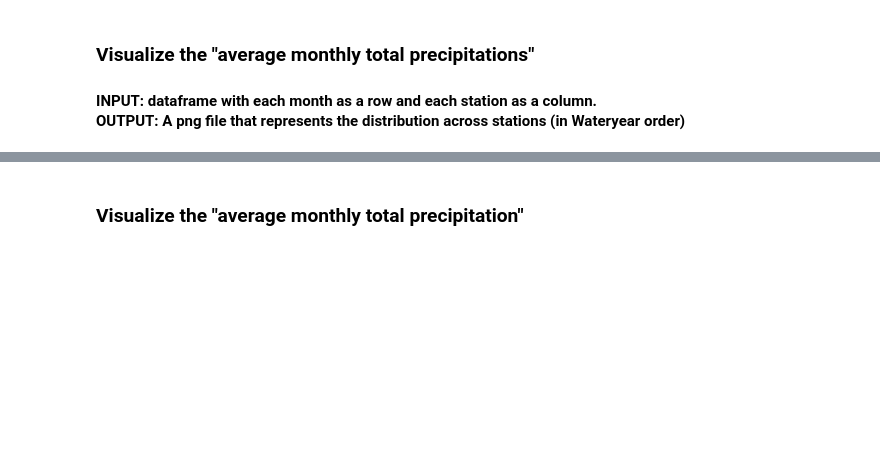
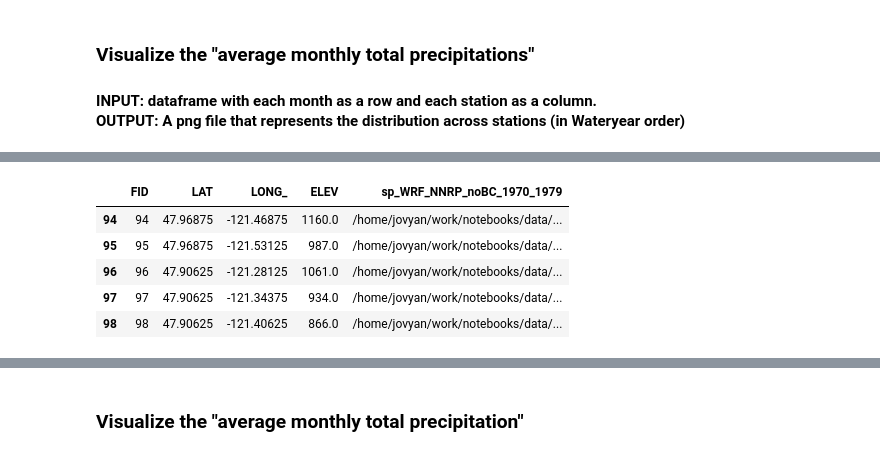
Before and after one commit to Freshwater-Initiative/Observatory, a Jupyter notebook: tutorials/Observatory_usecase7_xmapLandlab.ipynb, the cells around one changed output, grey strips where cells are left out. Saved outputs shown, nothing was run; the diff lists cells and outputs as text; code cells hidden in the pictures; blank space fills up the shorter version.

```diff
--- a/tutorials/Observatory_usecase7_xmapLandlab.ipynb
+++ b/tutorials/Observatory_usecase7_xmapLandlab.ipynb
@@ -417,0 +429,9 @@ raster.shape
+# %%
+maptable.tail()
+# %% [output]
+|  | FID | LAT | LONG_ | ELEV | sp_WRF_NNRP_noBC_1970_1979 |
+| 94 | 94 | 47.96875 | -121.46875 | 1160.0 | /home/jovyan/work/notebooks/data/... |
+| 95 | 95 | 47.96875 | -121.53125 | 987.0 | /home/jovyan/work/notebooks/data/... |
+| 96 | 96 | 47.90625 | -121.28125 | 1061.0 | /home/jovyan/work/notebooks/data/... |
+| 97 | 97 | 47.90625 | -121.34375 | 934.0 | /home/jovyan/work/notebooks/data/... |
+| 98 | 98 | 47.90625 | -121.40625 | 866.0 | /home/jovyan/work/notebooks/data/... |
```
Also changed, not shown: parts of 34 cells of this notebook, 1 other file.
